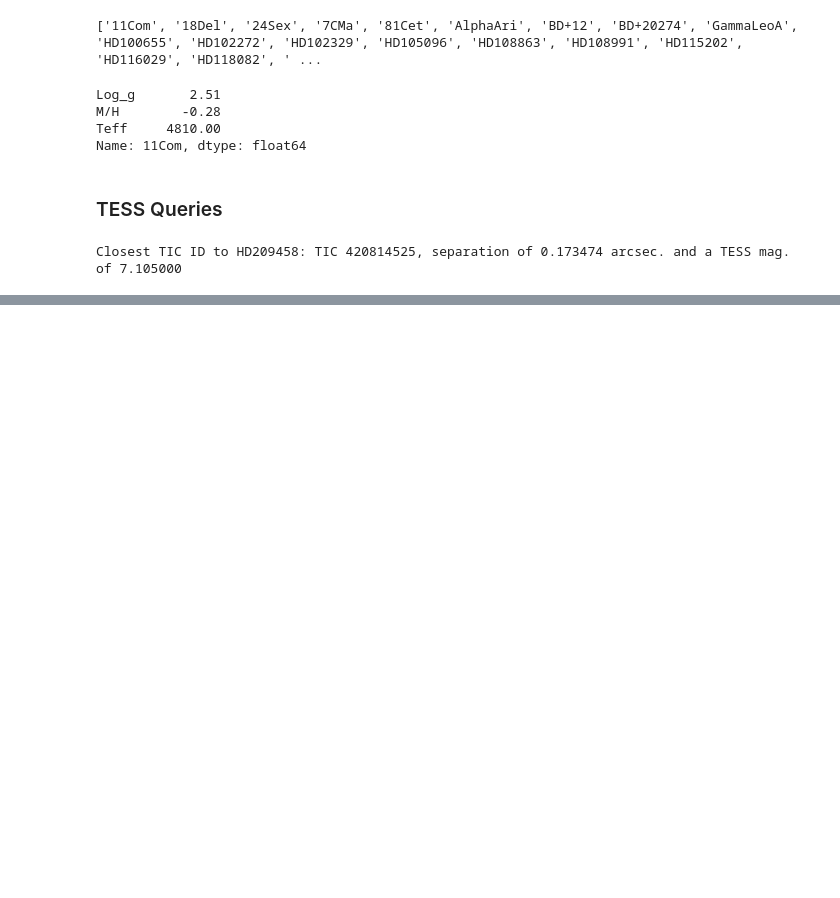
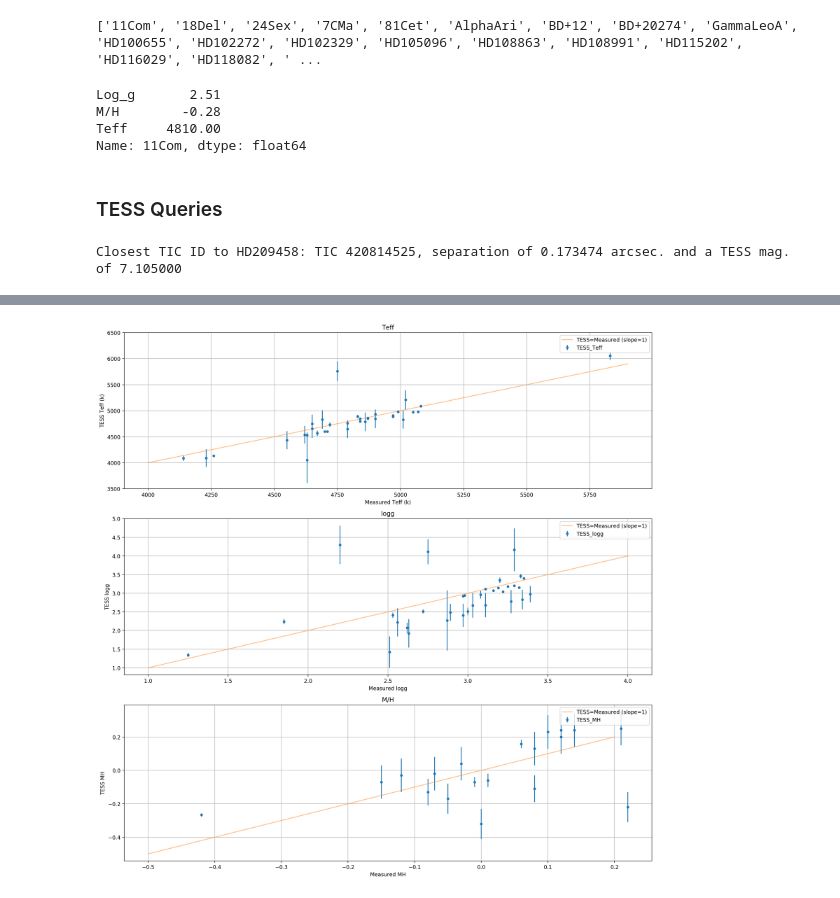
Before and after one commit to jkcarlberg/redgiant_planethosts, a Jupyter notebook: TESS_crossref.ipynb, the cells around one changed output, grey strips where cells are left out. Saved outputs shown, nothing was run; the diff lists cells and outputs as text; code cells hidden in the pictures; blank space fills up the shorter version.

Commit message:
TESS crossrefrence with measured values

```diff
--- a/TESS_crossref.ipynb
+++ b/TESS_crossref.ipynb
@@ -142,0 +164,38 @@ comp_df # Comparison Dictionary
+# %%
+fig, (ax1,ax2,ax3) = plt.subplots(3,1,figsize=(15,15), dpi = 200)
+
+
+ax1.errorbar(teff_df['meas_Teff'], teff_df['TESS_Teff'],teff_df['TESS_e_Teff'],fmt='.', markersize=8)
+ax1.set_title("Teff")
+ax1.set_ylabel("TESS Teff (k)")
+ax1.set_xlabel("Measured Teff (k)")
+ax1.set_ylim(3500,6500)
+x = np.arange(4000, 6000, 100)
+y = x
+ax1.plot(x,y, alpha=0.5, label="TESS=Measured (slope=1)")
+ax1.grid()
+ax1.legend()
+
+ax2.errorbar(logg_df['meas_logg'], logg_df['TESS_logg'],logg_df['TESS_e_logg'],fmt='.', markersize=8)
+ax2.set_title("logg")
+ax2.set_ylabel("TESS logg")
+ax2.set_xlabel("Measured logg")
+x = np.arange(1., 4.1, 1.)
+y = x
+ax2.plot(x,y, alpha=0.5, label="TESS=Measured (slope=1)")
+ax2.grid()
+ax2.legend()
+
+ax3.errorbar(MH_df['meas_MH'], MH_df['TESS_MH'],MH_df['TESS_e_MH'],fmt='.', markersize=8)
+ax3.set_title("M/H")
+ax3.set_ylabel("TESS MH")
+ax3.set_xlabel("Measured MH")
+x = np.arange(-0.5, 0.3, 0.1)
+y = x
+ax3.plot(x,y, alpha=0.5, label="TESS=Measured (slope=1)")
+ax3.grid()
+ax3.legend()
+
+plt.tight_layout()
+# %% [output]
+[figure, added]
```
Also changed, not shown: parts of 5 cells of this notebook.
